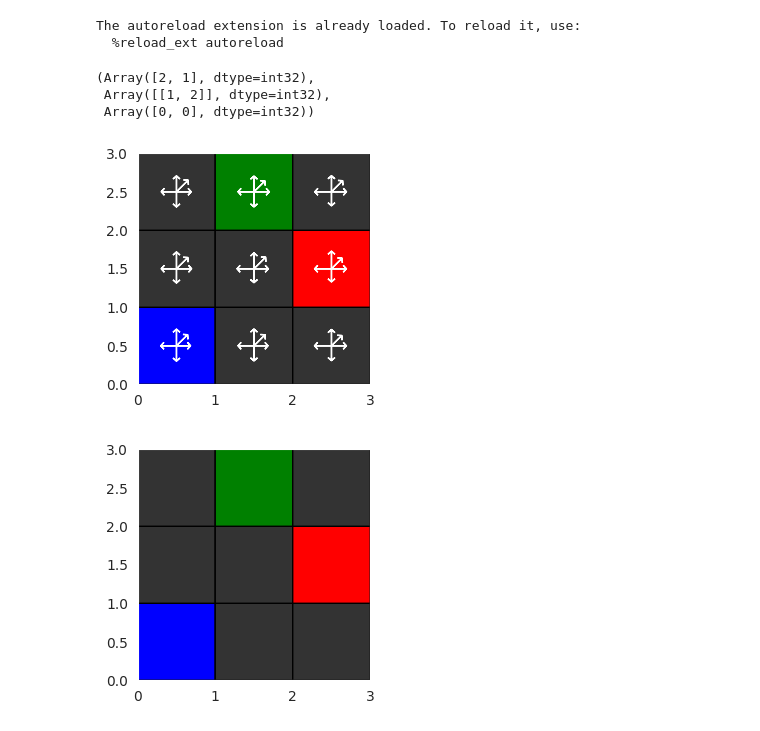
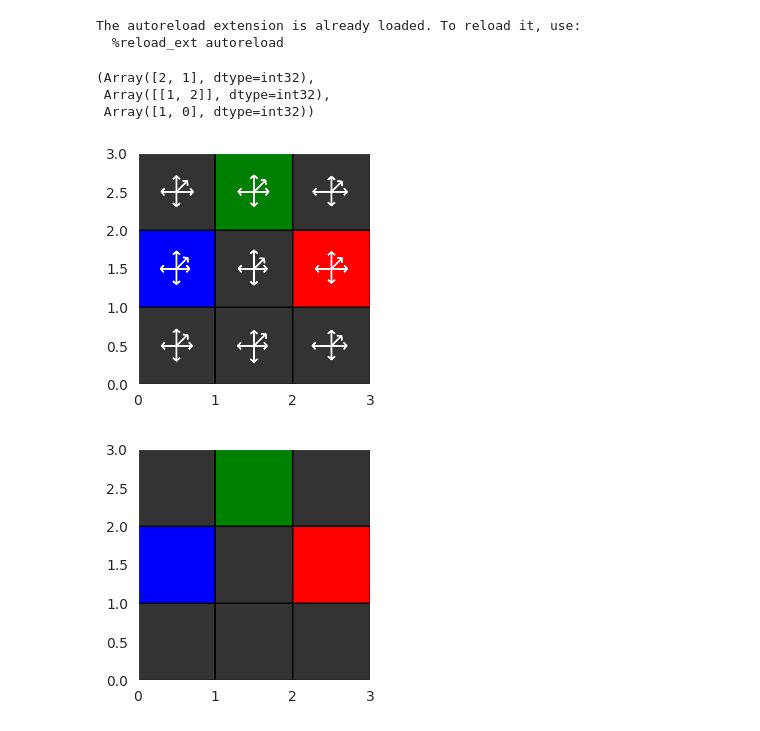
Before and after one commit to ktolnos/Model_Generalization_Code_supplement, a Jupyter notebook: enemy_walk_vqvae.ipynb, the cells around one changed output. Saved outputs shown, nothing was run; the diff lists cells and outputs as text; code cells hidden in the pictures.

```diff
--- a/enemy_walk_vqvae.ipynb
+++ b/enemy_walk_vqvae.ipynb
@@ -76,40 +76,40 @@ def set_default(d, k, v):
 
 set_default(config, "double_DQN", False)
 set_default(config, "episodic_env", False)
 set_default(config, "updates_per_step", 1)
 set_default(config, "save_final_params", True)
 config = SimpleNamespace(**config)
 
 Environment = getattr(environments, config.environment)
 
 env_config = config.env_config
 
-key = jx.random.PRNGKey(600)
-seed_id = 2
+key = jx.random.PRNGKey(1)
+seed_id = 4
 env = Environment(**env_config)
 num_actions = env.num_actions()
 
 
 
 
-with open('out/EW_VQ_VAE_simple_model.params', 'rb') as f:
+with open('out/EW_VQ_VAE_simple_model_prior.params', 'rb') as f:
     params = pkl.load(f)
-with open('out/EW_VQ_VAE_simple_model.states', 'rb') as f:
+with open('out/EW_VQ_VAE_simple_model_prior.states', 'rb') as f:
     states = pkl.load(f)
 
 state, obs = env.reset(key)
 
 Q_net = hk.without_apply_rng(hk.transform(lambda obs: Q_function(config, env.num_actions())(obs)))
 Q_func = Q_net.apply
 render_q(state)
 render_obs(obs)
 state
 # %% [output]
 (Array([2, 1], dtype=int32),
  Array([[1, 2]], dtype=int32),
- Array([0, 0], dtype=int32))
+ Array([1, 0], dtype=int32))
-[figure, old version]
+[figure, new version]
-[figure, old version]
+[figure, new version]
 # %%
 key, subkey = jx.random.split(key)
 action0 = 3
```
Also changed, not shown: parts of 12 cells of this notebook, 4 other files.
